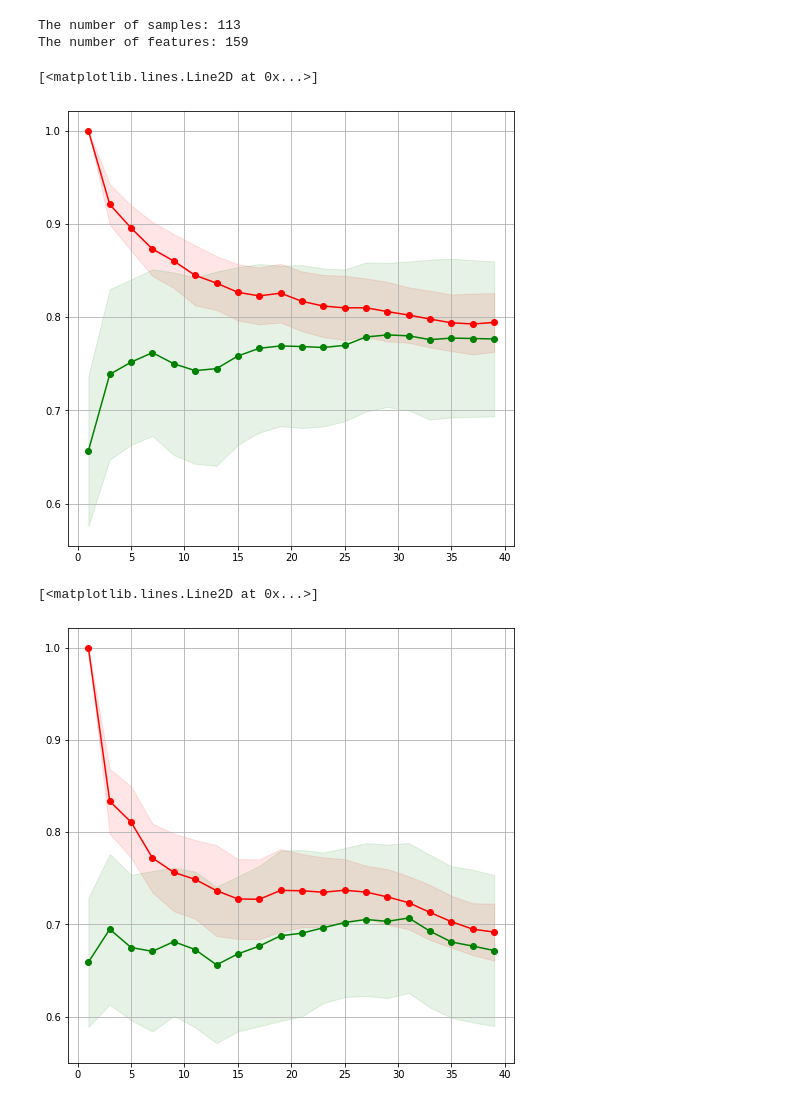
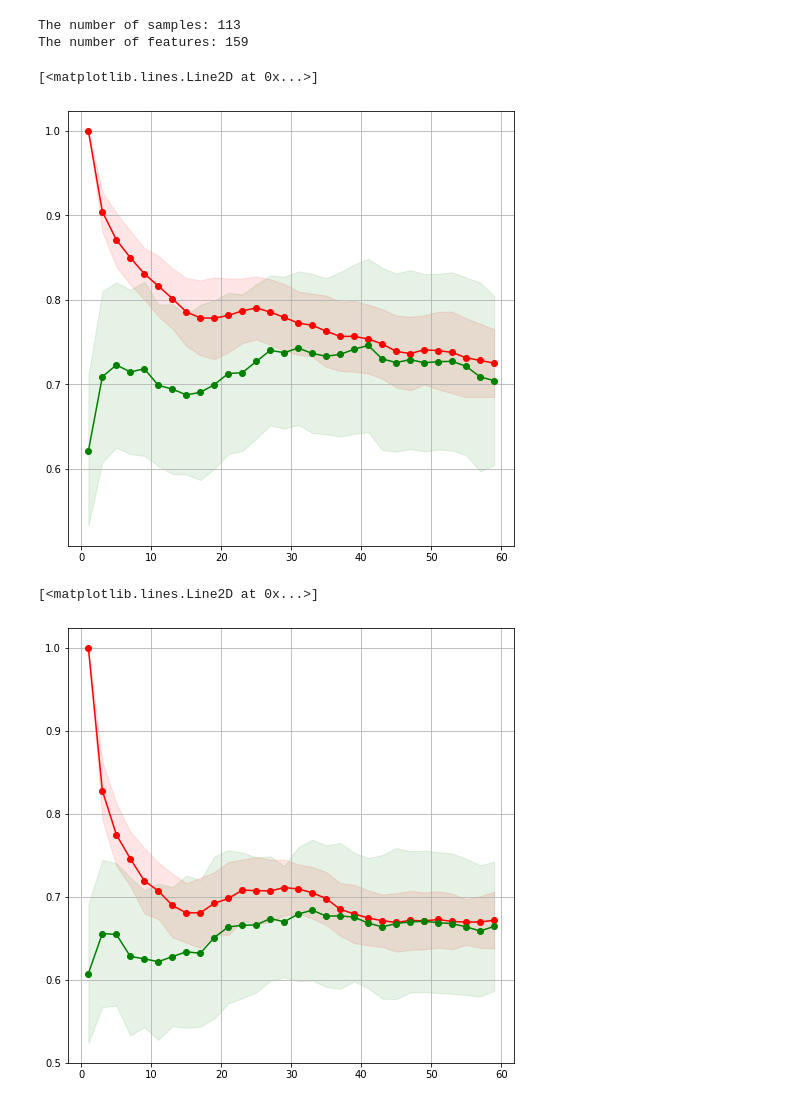
Before and after one commit to puckgroen/TM10007_PROJECT, a Jupyter notebook: assignment_knn.ipynb, the cells around one changed output. Saved outputs shown, nothing was run; the diff lists cells and outputs as text; code cells hidden in the pictures.

```diff
--- a/assignment_knn.ipynb
+++ b/assignment_knn.ipynb
@@ -49,10 +49,9 @@ def data_preprocessing(X_train, y_train, X_validation, y_validation):
     scaler.fit(X_train)
     X_train_scaled = scaler.transform(X_train)
     X_validation_scaled = scaler.transform(X_validation)
-    X_train_scaled = scaler.transform(X_train)
 
     # 2. Feature selection/extraction
-    pca = decomposition.PCA(n_components=40)
+    pca = decomposition.PCA(n_components=30)
     pca.fit(X_train_scaled)
     X_train_pca = pca.transform(X_train_scaled)
     X_validation_pca = pca.transform(X_validation_scaled)
@@ -76,7 +75,7 @@ split_X_train, split_X_test, split_y_train, split_y_test = train_test_split(data
                                                     test_size=0.2)
 
 # Loop over the folds
-k_list = list(range(1, 40, 2))
+k_list = list(range(1, 60, 2))
 all_train = []
 all_test = []
 for _ in range(0,20):
@@ -110,37 +109,37 @@ for _ in range(0,20):
         all_test.append(test_scores)
 
 # Create numpy array of scores and calculate the mean and std
 all_train = np.array(all_train)
 all_test = np.array(all_test)
 
 train_scores_mean = all_train.mean(axis=0)
 train_scores_std = all_train.std(axis=0)
 
 test_scores_mean = all_test.mean(axis=0)
 test_scores_std = all_test.std(axis=0)
 
 # Plot the mean scores and the std as shading
 fig = plt.figure(figsize=(8,8))
 ax = fig.add_subplot(111)
 ax.grid()
 ax.fill_between(k_list, train_scores_mean - train_scores_std,
                      train_scores_mean + train_scores_std, alpha=0.1,
                      color="r")
 ax.fill_between(k_list, test_scores_mean - test_scores_std,
                      test_scores_mean + test_scores_std, alpha=0.1,
                      color="g")
 ax.plot(k_list, train_scores_mean, 'o-', color="r",
         label="Training score")
 ax.plot(k_list, test_scores_mean, 'o-', color="g",
         label="Test score")
 # %% [output]
 The number of samples: 113
 The number of features: 159
 [<matplotlib.lines.Line2D at 0x...>]
-[figure, old version]
+[figure, new version]
 # %%
 # Loop over the folds
-k_list = list(range(1, 40, 2))
+k_list = list(range(1, 60, 2))
 all_train = []
 all_test = []
 for _ in range(0,20):
@@ -195,7 +194,7 @@ ax.plot(k_list, test_scores_mean, 'o-', color="g",
         label="Test score")
 # %% [output]
 [<matplotlib.lines.Line2D at 0x...>]
-[figure, old version]
+[figure, new version]
 # %%
 # Use the optimal parameters without any tuning to validate the optimal classifier
 clf = neighbors.KNeighborsClassifier(n_neighbors=35)
```
Also changed, not shown: parts of 1 cell of this notebook, 1 other file.
